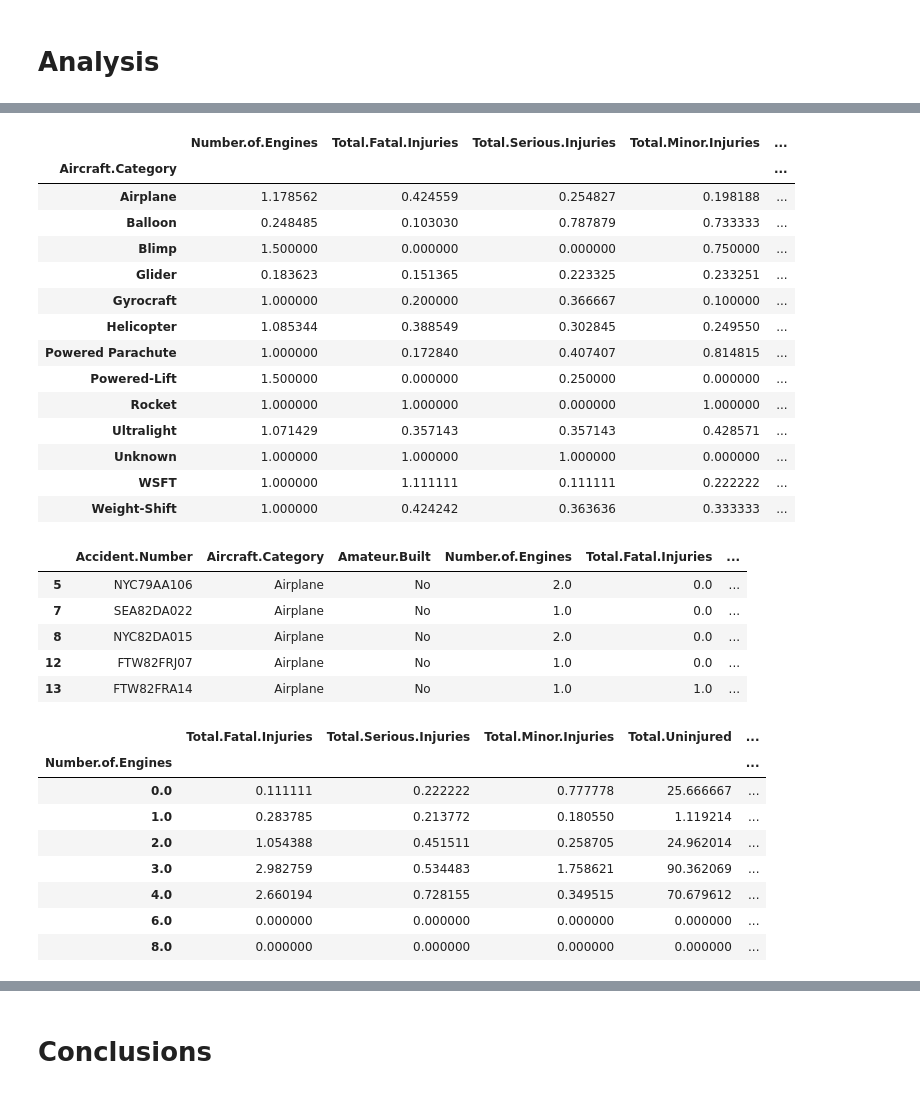
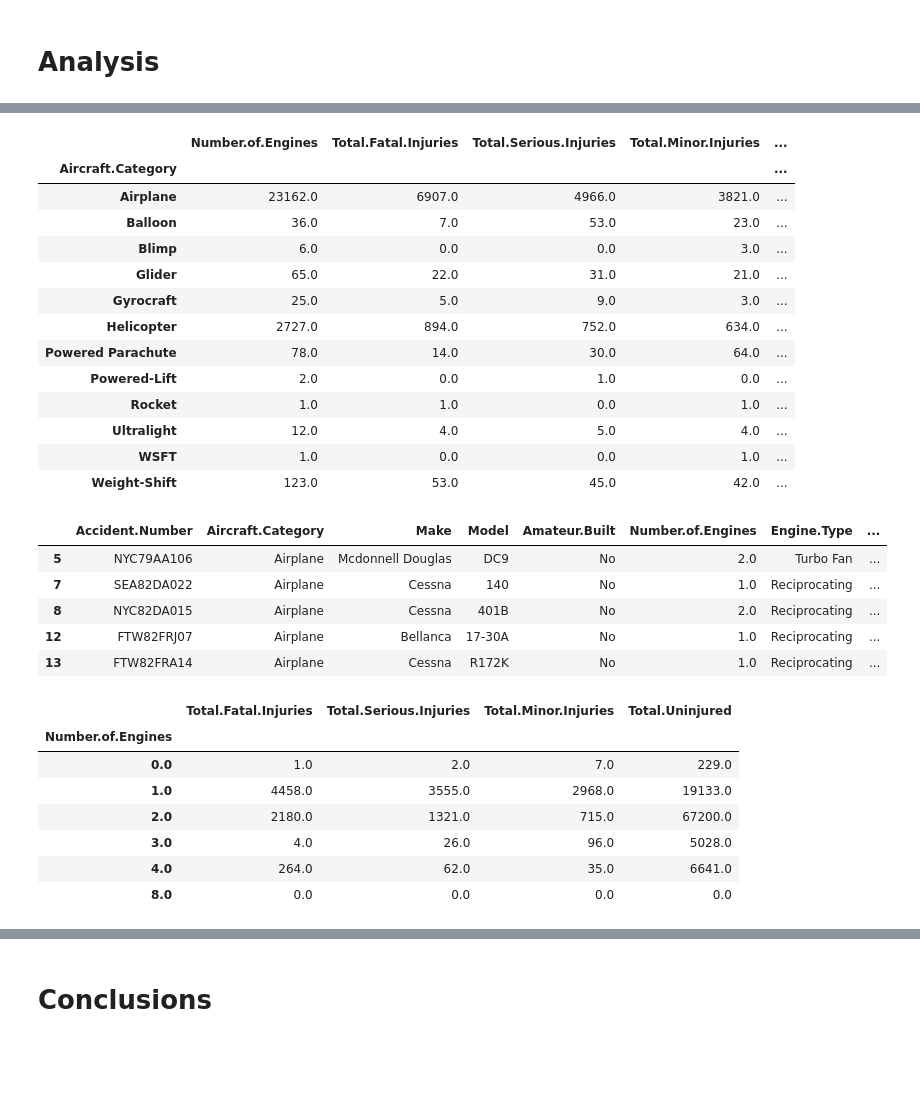
Before and after one commit to josh-g-grimes/Aviation-Data, a Jupyter notebook: notebook.ipynb, the cells around one changed output, grey strips where cells are left out. Saved outputs shown, nothing was run; the diff lists cells and outputs as text; code cells hidden in the pictures; blank space fills up the shorter version.

```diff
--- a/notebook.ipynb
+++ b/notebook.ipynb
@@ -8,7 +8,7 @@ The boss man wants low risk aircraft.
 import pandas as pd
 import numpy as np
 # %%
-ad = pd.read_csv('Aviation_Data.csv') #named dataset "ad" for simplicity
+ad = pd.read_csv('Aviation_Data.csv', low_memory=False) #named dataset "ad" for simplicity
 # %%
 ad.info() #see what the dataset looks like
 # %% [output]
@@ -80,8 +82,7 @@ they have.
 ad.drop(columns = ['Event.Id', 'Investigation.Type', 'Event.Date', 'Location', 'Country', 'Latitude',
                   'Airport.Code', 'Airport.Name', 'Aircraft.damage', 'Registration.Number', 'FAR.Description',
                   'Schedule', 'Purpose.of.flight', 'Air.carrier', 'Weather.Condition', 'Longitude',
-                  'Broad.phase.of.flight', 'Report.Status', 'Publication.Date', 'Injury.Severity', 'Make',
-                  'Model', 'Engine.Type'], inplace=True)
+                  'Broad.phase.of.flight', 'Report.Status', 'Publication.Date', 'Injury.Severity'], inplace=True)
 # %%
 ad = ad.drop_duplicates() #drop duplicate values
 # %%
@@ -129,12 +136,5 @@ Shape of the dataset:   (28813, 8)
 # %% [markdown]
 ## Feature Engineering
-# %%
-###I create a  Percent.Uninjured feature to analyze the number of people who were uninjured in each accident type
-
-ad['Total.Passengers'] = ad['Total.Fatal.Injuries']+ad['Total.Serious.Injuries']+ad['Total.Minor.Injuries']+ad['Total.Uninjured']
-ad['Percent.Fatal'] = ad['Total.Fatal.Injuries']/ad['Total.Passengers']
-ad['Percent.Serious_Fatal'] = (ad['Total.Fatal.Injuries'] + ad['Total.Serious.Injuries'])/ad['Total.Passengers']
-ad['Percent.Uninjured'] = ad['Total.Uninjured']/ad['Total.Passengers']
 # %%
 ad.head()
 # %% [output]
@@ -179,42 +171,40 @@ adp.head()
 # %%
-adp.groupby(['Aircraft.Category']).mean()
+adp.groupby(['Aircraft.Category']).sum()
 # %% [output]
 |  | Number.of.Engines | Total.Fatal.Injuries | Total.Serious.Injuries | Total.Minor.Injuries | ... |
 | Aircraft.Category |  |  |  |  | ... |
-| Airplane | 1.178562 | 0.424559 | 0.254827 | 0.198188 | ... |
-| Balloon | 0.248485 | 0.103030 | 0.787879 | 0.733333 | ... |
-| Blimp | 1.500000 | 0.000000 | 0.000000 | 0.750000 | ... |
-| Glider | 0.183623 | 0.151365 | 0.223325 | 0.233251 | ... |
-| Gyrocraft | 1.000000 | 0.200000 | 0.366667 | 0.100000 | ... |
-| Helicopter | 1.085344 | 0.388549 | 0.302845 | 0.249550 | ... |
-| Powered Parachute | 1.000000 | 0.172840 | 0.407407 | 0.814815 | ... |
-| Powered-Lift | 1.500000 | 0.000000 | 0.250000 | 0.000000 | ... |
-| Rocket | 1.000000 | 1.000000 | 0.000000 | 1.000000 | ... |
-| Ultralight | 1.071429 | 0.357143 | 0.357143 | 0.428571 | ... |
-| Unknown | 1.000000 | 1.000000 | 1.000000 | 0.000000 | ... |
-| WSFT | 1.000000 | 1.111111 | 0.111111 | 0.222222 | ... |
-| Weight-Shift | 1.000000 | 0.424242 | 0.363636 | 0.333333 | ... |
+| Airplane | 23162.0 | 6907.0 | 4966.0 | 3821.0 | ... |
+| Balloon | 36.0 | 7.0 | 53.0 | 23.0 | ... |
+| Blimp | 6.0 | 0.0 | 0.0 | 3.0 | ... |
+| Glider | 65.0 | 22.0 | 31.0 | 21.0 | ... |
+| Gyrocraft | 25.0 | 5.0 | 9.0 | 3.0 | ... |
+| Helicopter | 2727.0 | 894.0 | 752.0 | 634.0 | ... |
+| Powered Parachute | 78.0 | 14.0 | 30.0 | 64.0 | ... |
+| Powered-Lift | 2.0 | 0.0 | 1.0 | 0.0 | ... |
+| Rocket | 1.0 | 1.0 | 0.0 | 1.0 | ... |
+| Ultralight | 12.0 | 4.0 | 5.0 | 4.0 | ... |
+| WSFT | 1.0 | 0.0 | 0.0 | 1.0 | ... |
+| Weight-Shift | 123.0 | 53.0 | 45.0 | 42.0 | ... |
 # %%
 ### I'm going to make a new set with only airplanes since they are less risky
 
 ada = adp[adp['Aircraft.Category']=='Airplane']
 ada.head()
 # %% [output]
-|  | Accident.Number | Aircraft.Category | Amateur.Built | Number.of.Engines | Total.Fatal.Injuries | ... |
-| 5 | NYC79AA106 | Airplane | No | 2.0 | 0.0 | ... |
-| 7 | SEA82DA022 | Airplane | No | 1.0 | 0.0 | ... |
-| 8 | NYC82DA015 | Airplane | No | 2.0 | 0.0 | ... |
-| 12 | FTW82FRJ07 | Airplane | No | 1.0 | 0.0 | ... |
-| 13 | FTW82FRA14 | Airplane | No | 1.0 | 1.0 | ... |
+|  | Accident.Number | Aircraft.Category | Make | Model | Amateur.Built | Number.of.Engines | Engine.Type | ... |
+| 5 | NYC79AA106 | Airplane | Mcdonnell Douglas | DC9 | No | 2.0 | Turbo Fan | ... |
+| 7 | SEA82DA022 | Airplane | Cessna | 140 | No | 1.0 | Reciprocating | ... |
+| 8 | NYC82DA015 | Airplane | Cessna | 401B | No | 2.0 | Reciprocating | ... |
+| 12 | FTW82FRJ07 | Airplane | Bellanca | 17-30A | No | 1.0 | Reciprocating | ... |
+| 13 | FTW82FRA14 | Airplane | Cessna | R172K | No | 1.0 | Reciprocating | ... |
 # %%
-ada.groupby(['Number.of.Engines']).mean()
+ada.groupby(['Number.of.Engines']).sum()
 # %% [output]
-|  | Total.Fatal.Injuries | Total.Serious.Injuries | Total.Minor.Injuries | Total.Uninjured | ... |
-| Number.of.Engines |  |  |  |  | ... |
-| 0.0 | 0.111111 | 0.222222 | 0.777778 | 25.666667 | ... |
-| 1.0 | 0.283785 | 0.213772 | 0.180550 | 1.119214 | ... |
-| 2.0 | 1.054388 | 0.451511 | 0.258705 | 24.962014 | ... |
-| 3.0 | 2.982759 | 0.534483 | 1.758621 | 90.362069 | ... |
-| 4.0 | 2.660194 | 0.728155 | 0.349515 | 70.679612 | ... |
-| 6.0 | 0.000000 | 0.000000 | 0.000000 | 0.000000 | ... |
-| 8.0 | 0.000000 | 0.000000 | 0.000000 | 0.000000 | ... |
+|  | Total.Fatal.Injuries | Total.Serious.Injuries | Total.Minor.Injuries | Total.Uninjured |
+| Number.of.Engines |  |  |  |  |
+| 0.0 | 1.0 | 2.0 | 7.0 | 229.0 |
+| 1.0 | 4458.0 | 3555.0 | 2968.0 | 19133.0 |
+| 2.0 | 2180.0 | 1321.0 | 715.0 | 67200.0 |
+| 3.0 | 4.0 | 26.0 | 96.0 | 5028.0 |
+| 4.0 | 264.0 | 62.0 | 35.0 | 6641.0 |
+| 8.0 | 0.0 | 0.0 | 0.0 | 0.0 |
```
Also changed, not shown: parts of 16 cells of this notebook.
